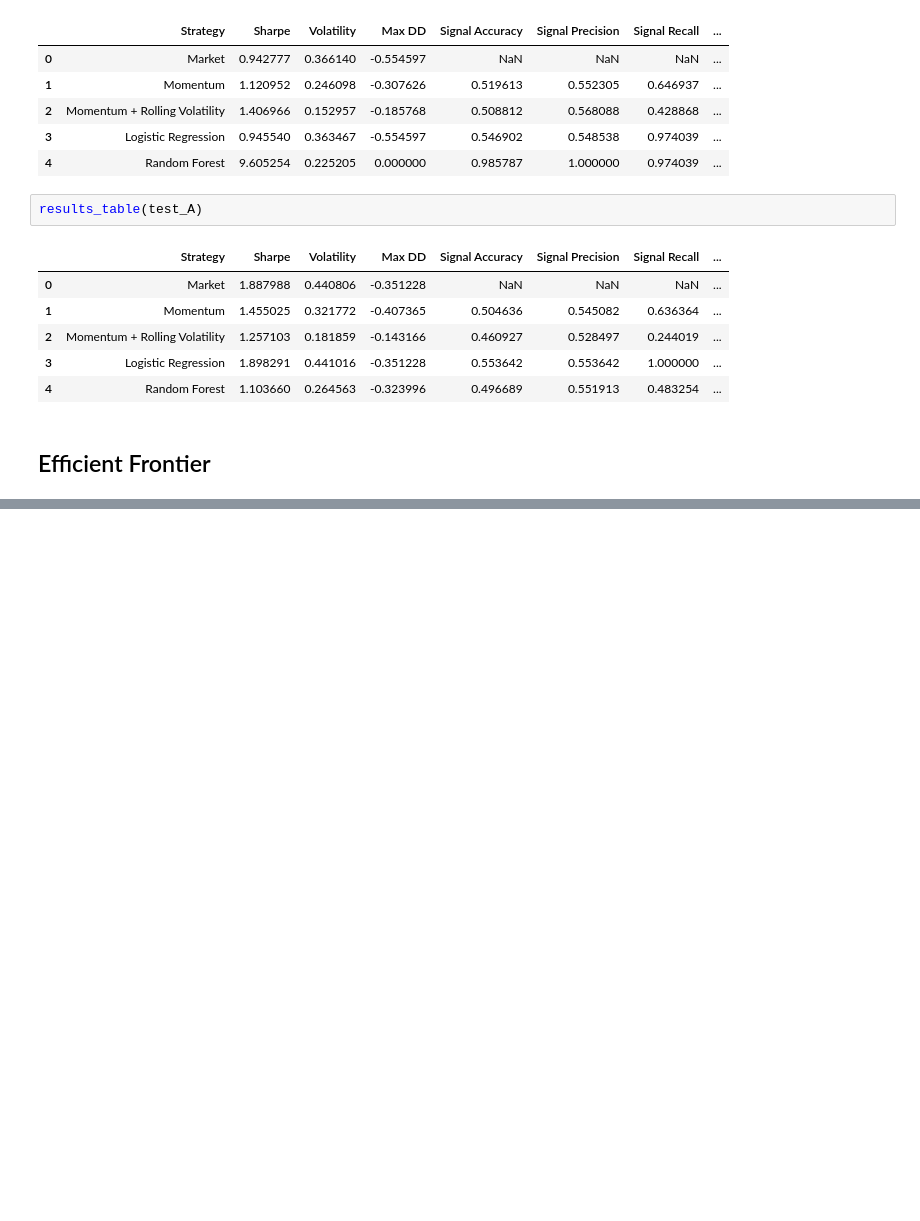
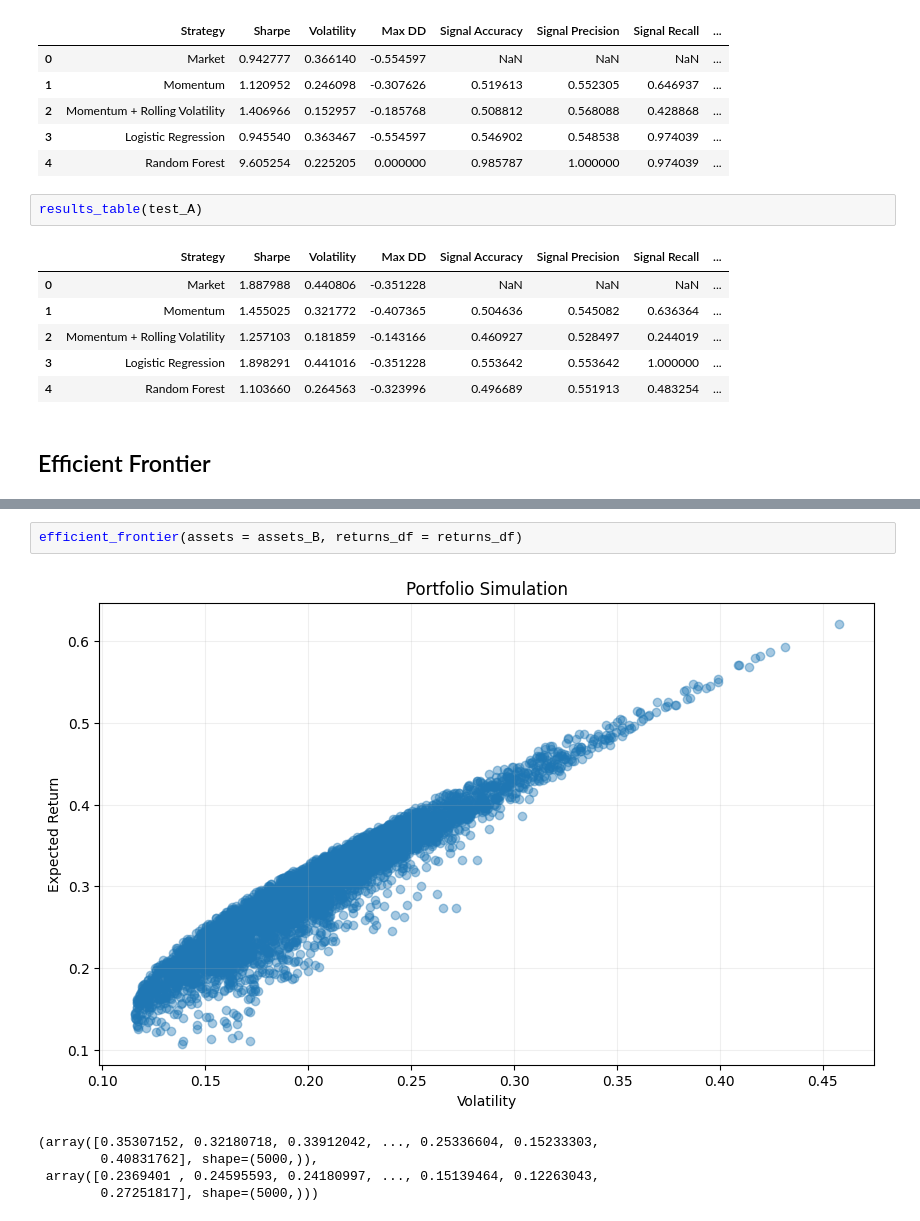
Before and after one commit to noelpdlt/quant-research-system, a Jupyter notebook: notebooks/w10_portfoliodiversification.ipynb, the cells around one changed output, grey strips where cells are left out. Saved outputs shown, nothing was run; the diff lists cells and outputs as text; blank space fills up the shorter version.

```diff
--- a/notebooks/w10_portfoliodiversification.ipynb
+++ b/notebooks/w10_portfoliodiversification.ipynb
@@ -401,0 +371,8 @@ plt.show()
+# %%
+efficient_frontier(assets = assets_B, returns_df = returns_df)
+# %% [output]
+[figure, added]
+(array([0.35307152, 0.32180718, 0.33912042, ..., 0.25336604, 0.15233303,
+        0.40831762], shape=(5000,)),
+ array([0.2369401 , 0.24595593, 0.24180997, ..., 0.15139464, 0.12263043,
+        0.27251817], shape=(5000,)))
```
Also changed, not shown: parts of 6 cells of this notebook, 3 other files.
